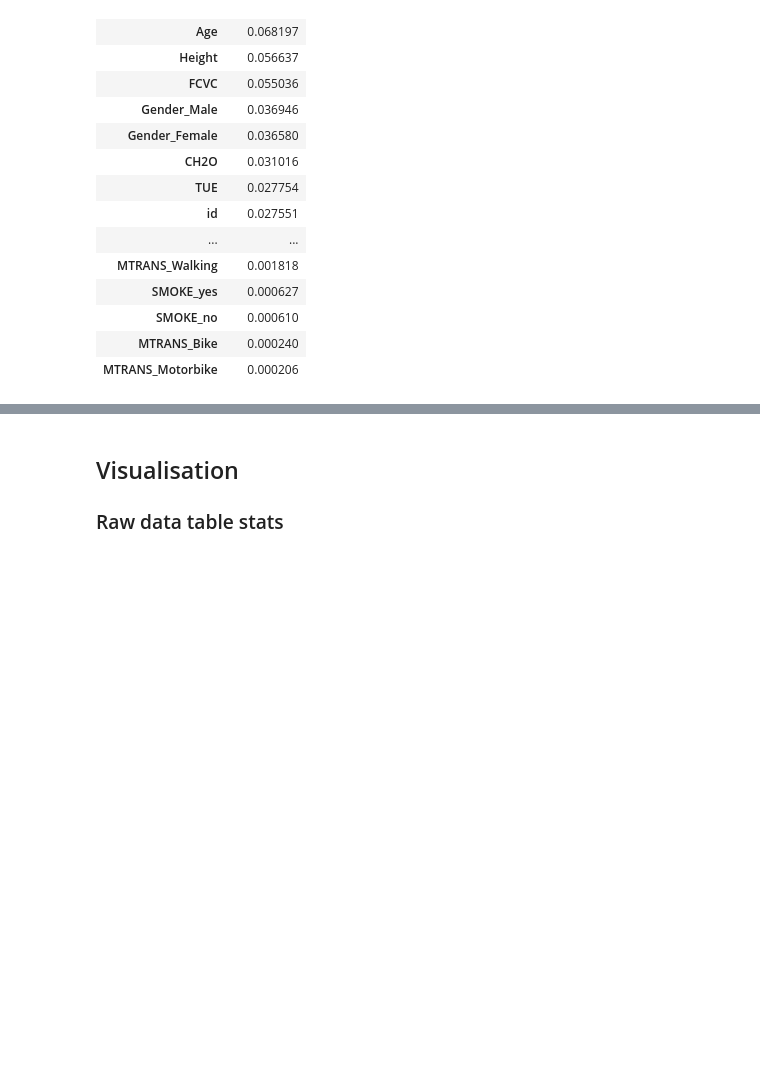
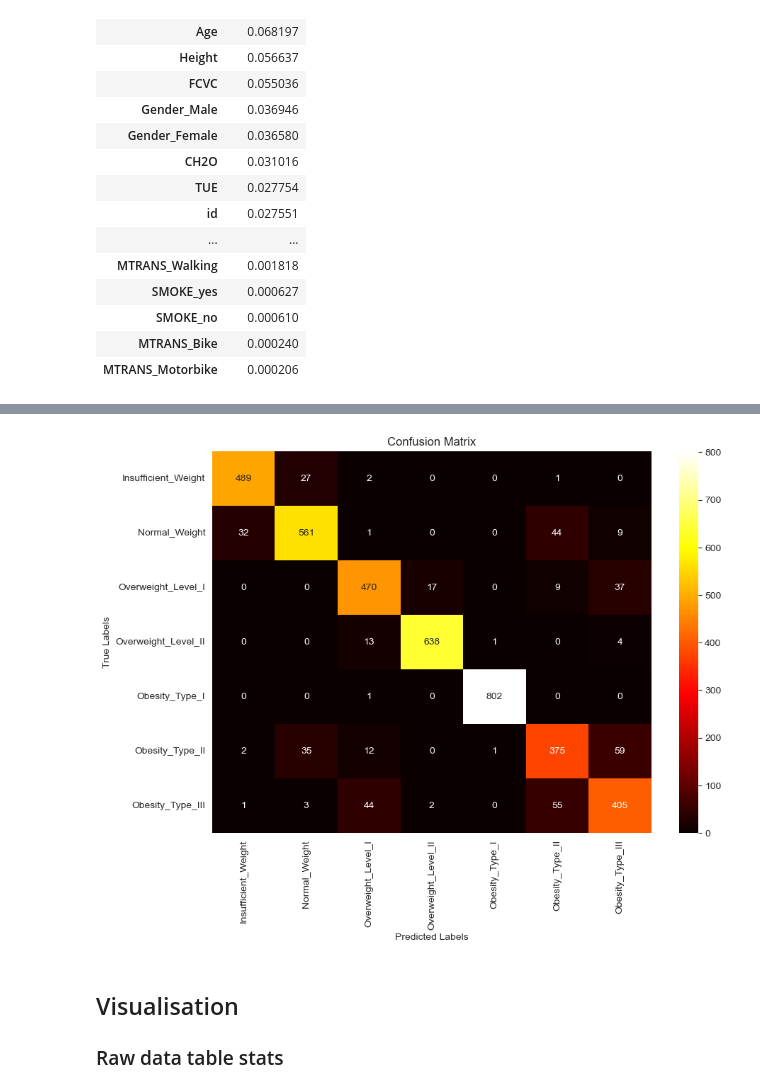
Before and after one commit to andreaslanderer/ost-data-hack, a Jupyter notebook: 2025-07-06-Datahack.ipynb, the cells around one changed output, grey strips where cells are left out. Saved outputs shown, nothing was run; the diff lists cells and outputs as text; code cells hidden in the pictures; blank space fills up the shorter version.

Commit message:
Scoring against test set

```diff
--- a/2025-07-06-Datahack.ipynb
+++ b/2025-07-06-Datahack.ipynb
@@ -335,3 +335,7 @@ rf_grid_search.best_estimator_.score(test_X, test_y)
+# %%
+print_confusion_matrix(test_pred_y, test_y, grid_search.best_estimator_.classes_)
+# %% [output]
+[figure, added]
 # %% [markdown]
 ## Visualisation
 ### Raw data table stats
```
Also changed, not shown: parts of 6 cells of this notebook.
